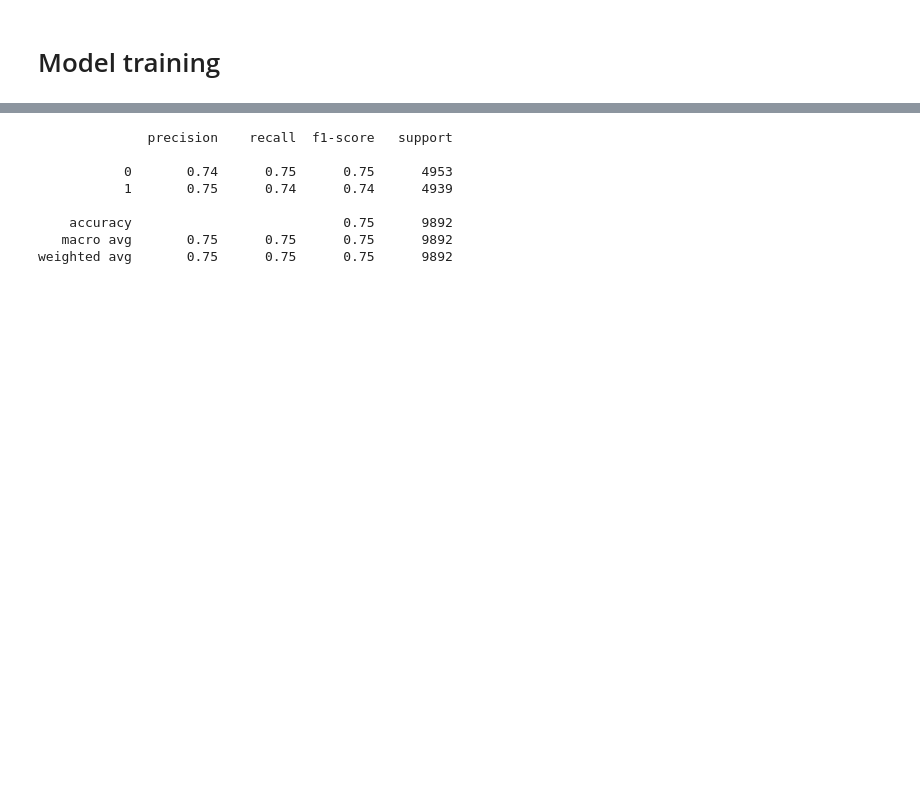
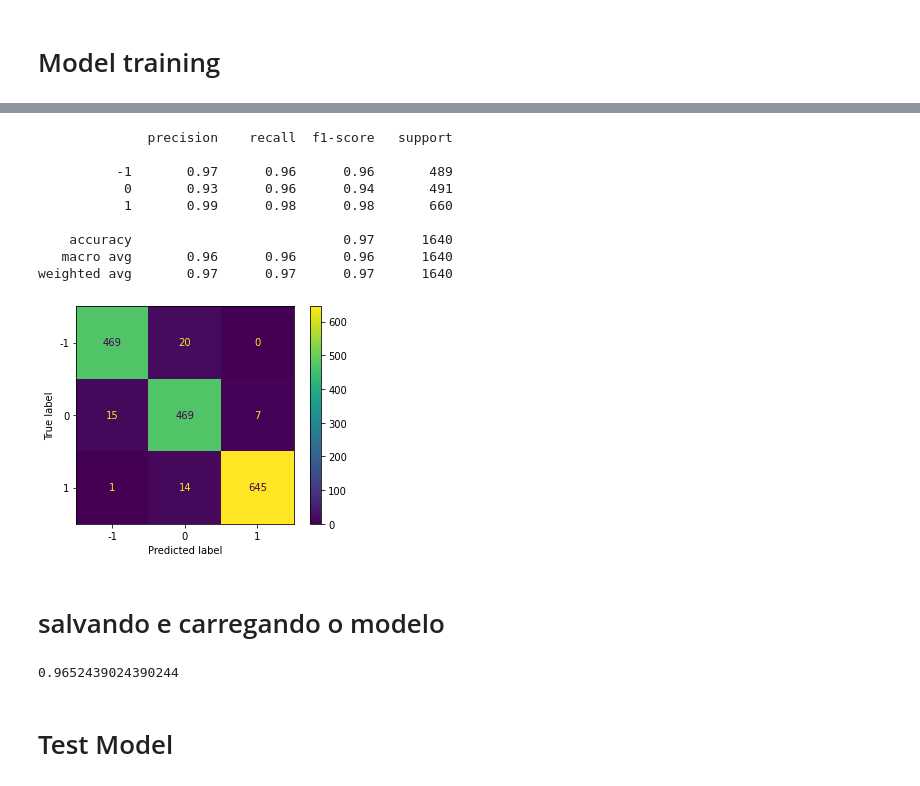
Before and after one commit to joaopdrm/NLP, a Jupyter notebook: notebook/nlp.ipynb, the cells around one changed output, grey strips where cells are left out. Cells and saved outputs as stored; diff of their text form; code cells hidden in the pictures; blank space fills up the shorter version.

Commit message:
lstm model study

```diff
--- a/notebook/nlp.ipynb
+++ b/notebook/nlp.ipynb
@@ -120,0 +110,10 @@ X_train, X_test, Y_train, Y_test = train_test_split(X, y, test_size=0.2,
+# %%
+vectorizer = skl.feature_extraction.text.CountVectorizer(analyzer = "word", tokenizer = None, preprocessor = None, stop_words = None, lowercase = True, binary=False, dtype=np.int32 )
+
+x_train = vectorizer.fit_transform(X_train)
+
+x_test = vectorizer.transform(X_test)
+
+tfidf_model = skl.feature_extraction.text.TfidfTransformer(norm='l2', use_idf=True, smooth_idf=True, sublinear_tf=False)
+x_train = tfidf_model.fit_transform(x_train)
+x_test = tfidf_model.transform(x_test)
@@ -120,0 +122,2 @@ X_train, X_test, Y_train, Y_test = train_test_split(X, y, test_size=0.2,
+# %%
+X = np.asanyarray([word_embedding_generator(text) for text in X])
@@ -121,14 +138,28 @@ X_train, X_test, Y_train, Y_test = train_test_split(X, y, test_size=0.2,
+# %%
+RANDOM_STATE = 2019
+
+X_train, X_test, Y_train, Y_test = train_test_split(X, target, test_size=0.2,
+                                                          random_state=RANDOM_STATE,
+                                                          stratify=target)
 # %%
-clf = LogisticRegression(random_state=0, max_iter=200).fit(X_train, Y_train)
-Y_pred = clf.predict(X_test)
+clf = LogisticRegression(random_state=5, max_iter=200).fit(x_train, Y_train)
+Y_pred = clf.predict(x_test)
 # %%
-print(classification_report(Y_test, Y_pred, labels=[0,1]))
+print(classification_report(Y_test, Y_pred, labels=[-1,0,1]))
 # %% [output]
               precision    recall  f1-score   support
 
-           0       0.74      0.75      0.75      4953
-           1       0.75      0.74      0.74      4939
+          -1       0.97      0.96      0.96       489
+           0       0.93      0.96      0.94       491
+           1       0.99      0.98      0.98       660
 
-    accuracy                           0.75      9892
-   macro avg       0.75      0.75      0.75      9892
-weighted avg       0.75      0.75      0.75      9892
+    accuracy                           0.97      1640
+   macro avg       0.96      0.96      0.96      1640
+weighted avg       0.97      0.97      0.97      1640
+# %%
+plot_confusion_matrix(clf, x_test, Y_test)
+plt.show()
+# %% [output]
+[figure, added]
+# %% [markdown]
+# salvando e carregando o modelo
@@ -134,0 +170,10 @@ weighted avg       0.75      0.75      0.75      9892
+# %%
+import pickle
+filename = '/home/m-joaopr/projetos/nlp/nlp/saved_model/tfidf.sav'
+loaded_model = pickle.load(open(filename, 'rb'))
+result = loaded_model.score(x_test, Y_test)
+print(result)
+# %% [output]
+0.9652439024390244
+# %% [markdown]
+# Test Model
```
Also changed, not shown: parts of 35 cells of this notebook, 2 other files.
